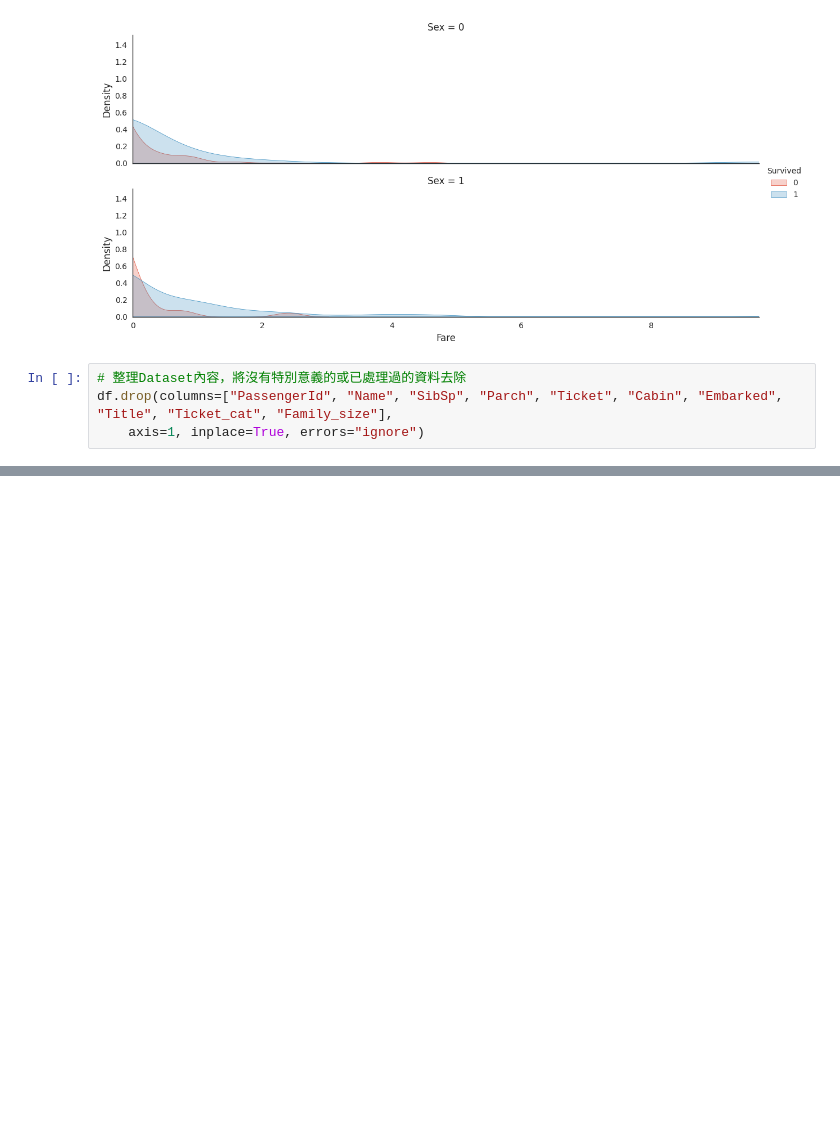
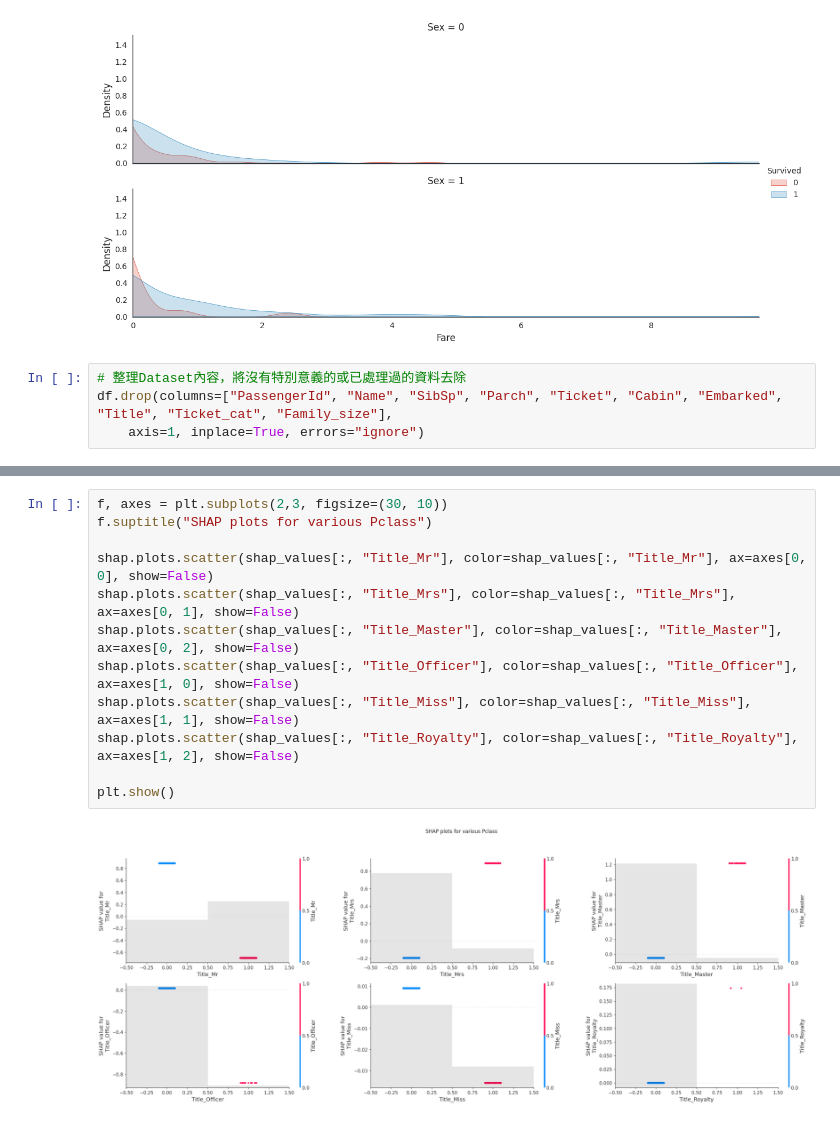
Before and after one commit to jinrumiao/titanic-analysis, a Jupyter notebook: 專題實作_01：鐵達尼號存活預測.ipynb, the cells around one changed output, grey strips where cells are left out. Drawn from its saved outputs; the diff is of its cells as text; blank space fills up the shorter version.

```diff
--- a/專題實作_01：鐵達尼號存活預測.ipynb
+++ b/專題實作_01：鐵達尼號存活預測.ipynb
@@ -234,0 +336,14 @@ print(scores.mean())
+# %%
+f, axes = plt.subplots(2,3, figsize=(30, 10))
+f.suptitle("SHAP plots for various Pclass")
+
+shap.plots.scatter(shap_values[:, "Title_Mr"], color=shap_values[:, "Title_Mr"], ax=axes[0, 0], show=False)
+shap.plots.scatter(shap_values[:, "Title_Mrs"], color=shap_values[:, "Title_Mrs"], ax=axes[0, 1], show=False)
+shap.plots.scatter(shap_values[:, "Title_Master"], color=shap_values[:, "Title_Master"], ax=axes[0, 2], show=False)
+shap.plots.scatter(shap_values[:, "Title_Officer"], color=shap_values[:, "Title_Officer"], ax=axes[1, 0], show=False)
+shap.plots.scatter(shap_values[:, "Title_Miss"], color=shap_values[:, "Title_Miss"], ax=axes[1, 1], show=False)
+shap.plots.scatter(shap_values[:, "Title_Royalty"], color=shap_values[:, "Title_Royalty"], ax=axes[1, 2], show=False)
+
+plt.show()
+# %% [output]
+[figure, added]
```
Also changed, not shown: parts of 24 cells of this notebook.
